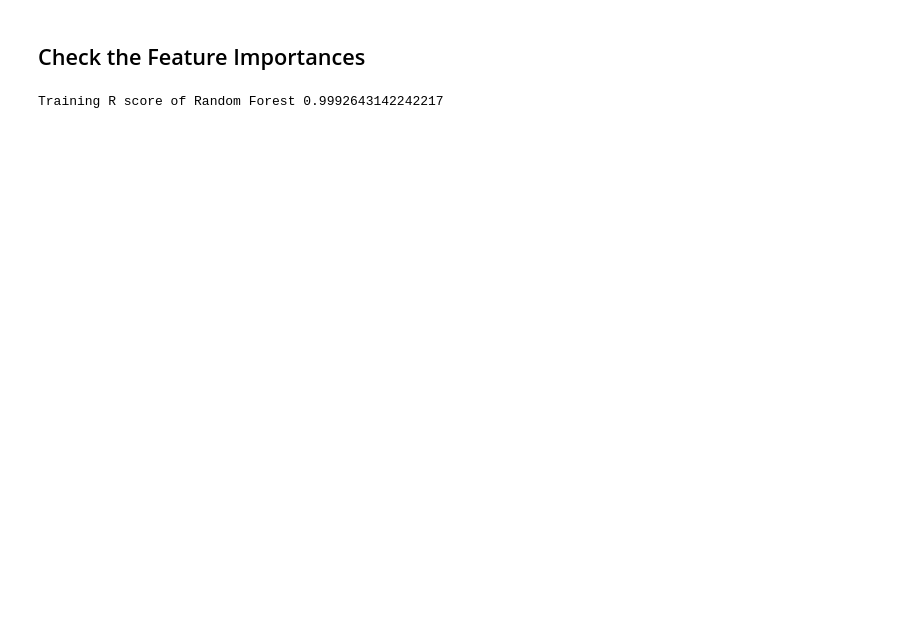
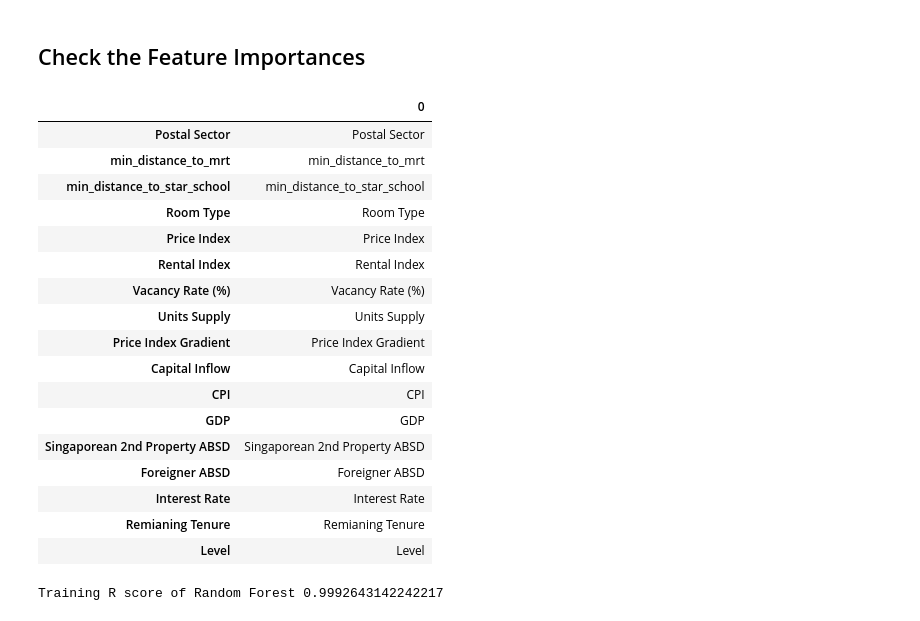
Before and after one commit to yisi22/Real-Estate-Investment, a Jupyter notebook: CondoPricing.ipynb, the cells around one changed output. Cells and saved outputs as stored; diff of their text form; code cells hidden in the pictures; blank space fills up the shorter version.

```diff
--- a/CondoPricing.ipynb
+++ b/CondoPricing.ipynb
@@ -593,6 +611,27 @@ X = Residential_Data[['Postal Sector', 'min_distance_to_mrt','min_distance_to_st
        'Units Supply', 'Price Index Gradient', 'Capital Inflow', 'CPI', 'GDP',
        'Singaporean 2nd Property ABSD', 'Foreigner ABSD', 'Interest Rate','Remianing Tenure','Level' ]].astype('float')
 y = Residential_Data[['1st Year Sale Progress']]
+# %%
+X.columns.to_frame()
+# %% [output]
+|  | 0 |
+| Postal Sector | Postal Sector |
+| min_distance_to_mrt | min_distance_to_mrt |
+| min_distance_to_star_school | min_distance_to_star_school |
+| Room Type | Room Type |
+| Price Index | Price Index |
+| Rental Index | Rental Index |
+| Vacancy Rate (%) | Vacancy Rate (%) |
+| Units Supply | Units Supply |
+| Price Index Gradient | Price Index Gradient |
+| Capital Inflow | Capital Inflow |
+| CPI | CPI |
+| GDP | GDP |
+| Singaporean 2nd Property ABSD | Singaporean 2nd Property ABSD |
+| Foreigner ABSD | Foreigner ABSD |
+| Interest Rate | Interest Rate |
+| Remianing Tenure | Remianing Tenure |
+| Level | Level |
 # %%
 # Random Forest
 RF=RandomForestRegressor(n_estimators=100,random_state=0,max_features = 'sqrt', max_depth=10).fit(X,y)
```
Also changed, not shown: parts of 48 cells of this notebook.
